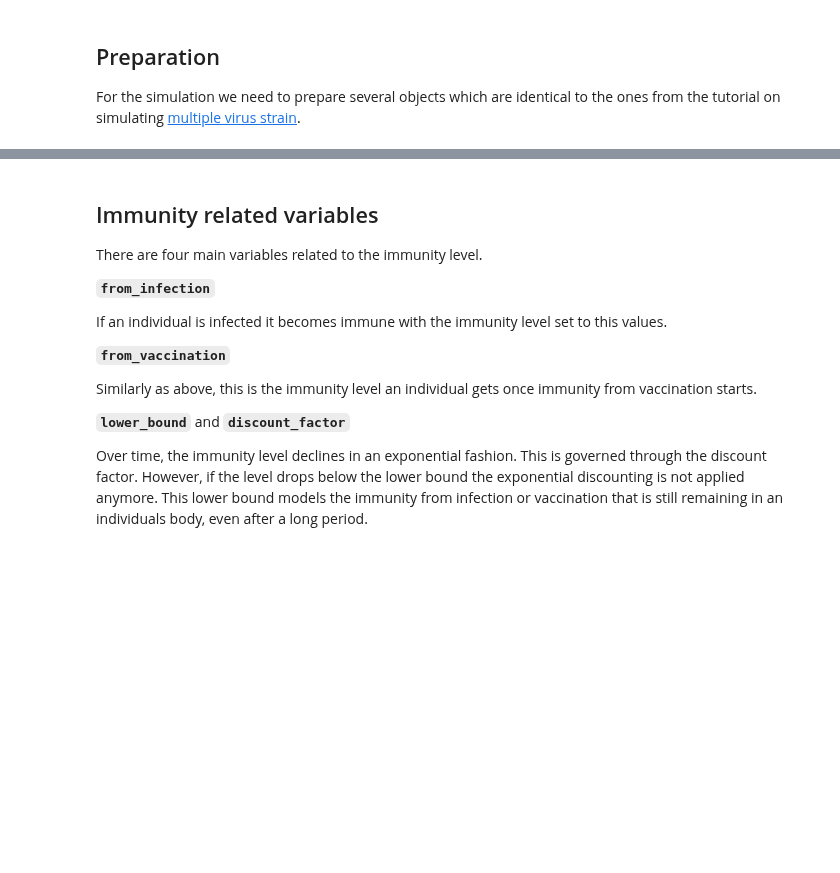
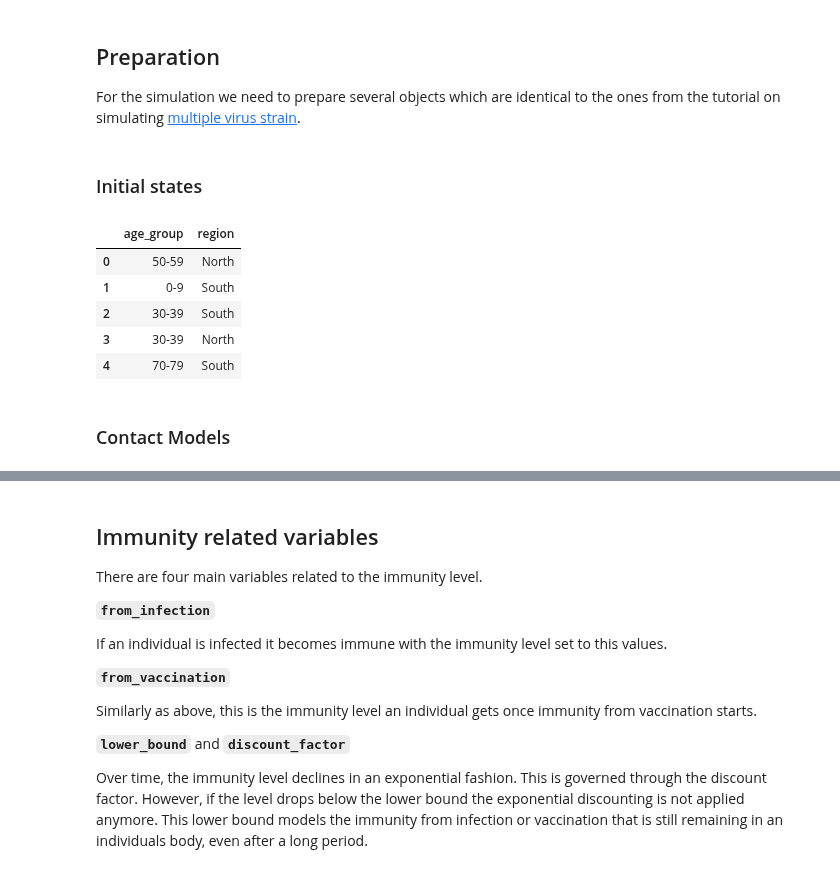
Before and after one commit to covid-19-impact-lab/sid, a Jupyter notebook: docs/source/tutorials/how_to_model_immunity.ipynb, the cells around one changed output, grey strips where cells are left out. Drawn from its saved outputs; the diff is of its cells as text; code cells hidden in the pictures; blank space fills up the shorter version.

```diff
--- a/docs/source/tutorials/how_to_model_immunity.ipynb
+++ b/docs/source/tutorials/how_to_model_immunity.ipynb
@@ -20,4 +20,33 @@ np.random.seed(0)
 ## Preparation
 
 For the simulation we need to prepare several objects which are identical to the ones from the tutorial on simulating [multiple virus strain](how_to_simulate_multiple_virus_strains.ipynb).
+# %% [markdown]
+### Initial states
+# %%
+available_ages = [
+    "0-9",
+    "10-19",
+    "20-29",
+    "30-39",
+    "40-49",
+    "50-59",
+    "60-69",
+    "70-79",
+    "80-100",
+]
+
+ages = np.random.choice(available_ages, size=10_000)
+regions = np.random.choice(["North", "South"], size=10_000)
+
+initial_states = pd.DataFrame({"age_group": ages, "region": regions}).astype("category")
+initial_states.head()
+# %% [output]
+|  | age_group | region |
+| 0 | 50-59 | North |
+| 1 | 0-9 | South |
+| 2 | 30-39 | South |
+| 3 | 30-39 | North |
+| 4 | 70-79 | South |
+# %% [markdown]
+### Contact Models
 # %%
```
Also changed, not shown: parts of 7 cells of this notebook.
